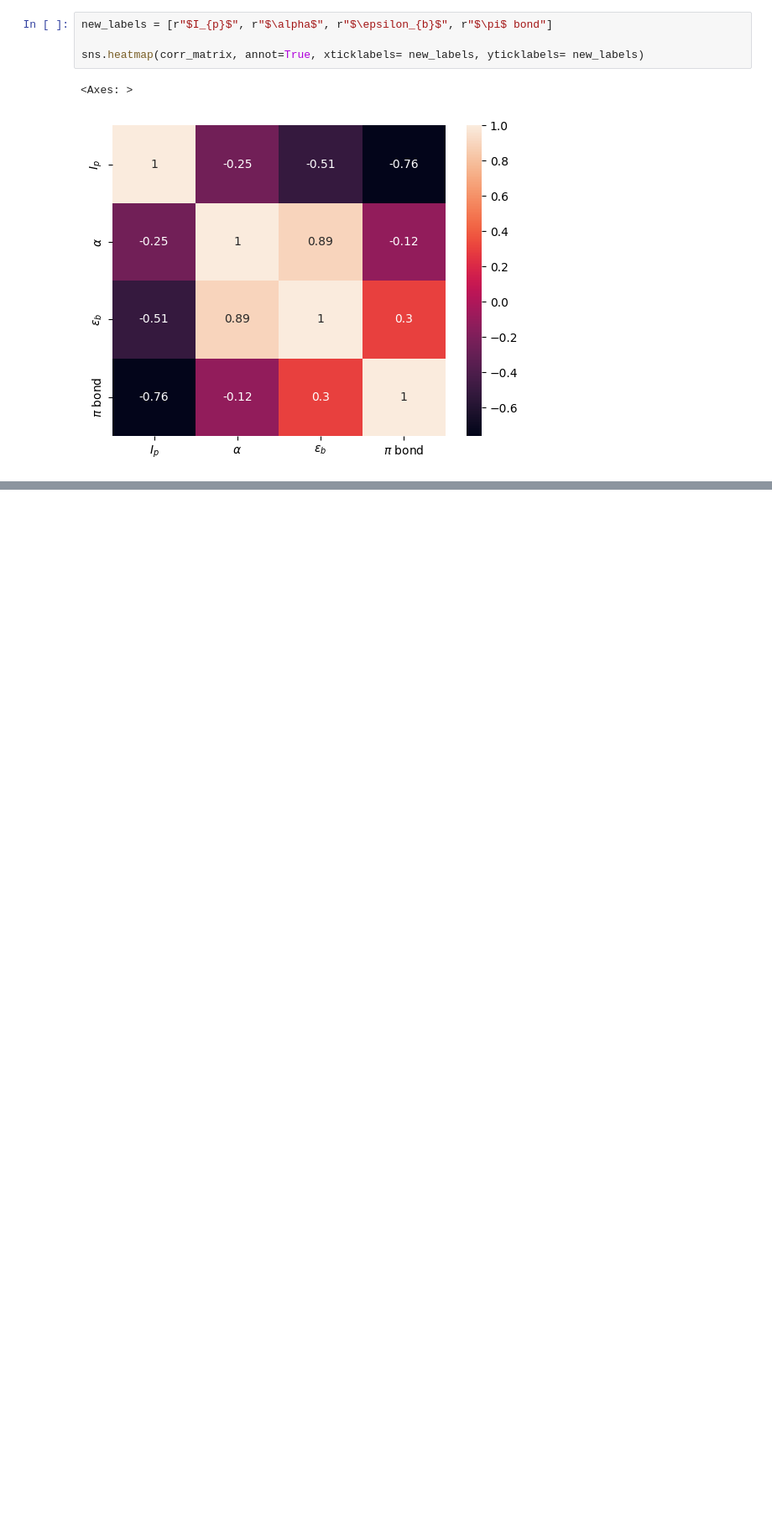
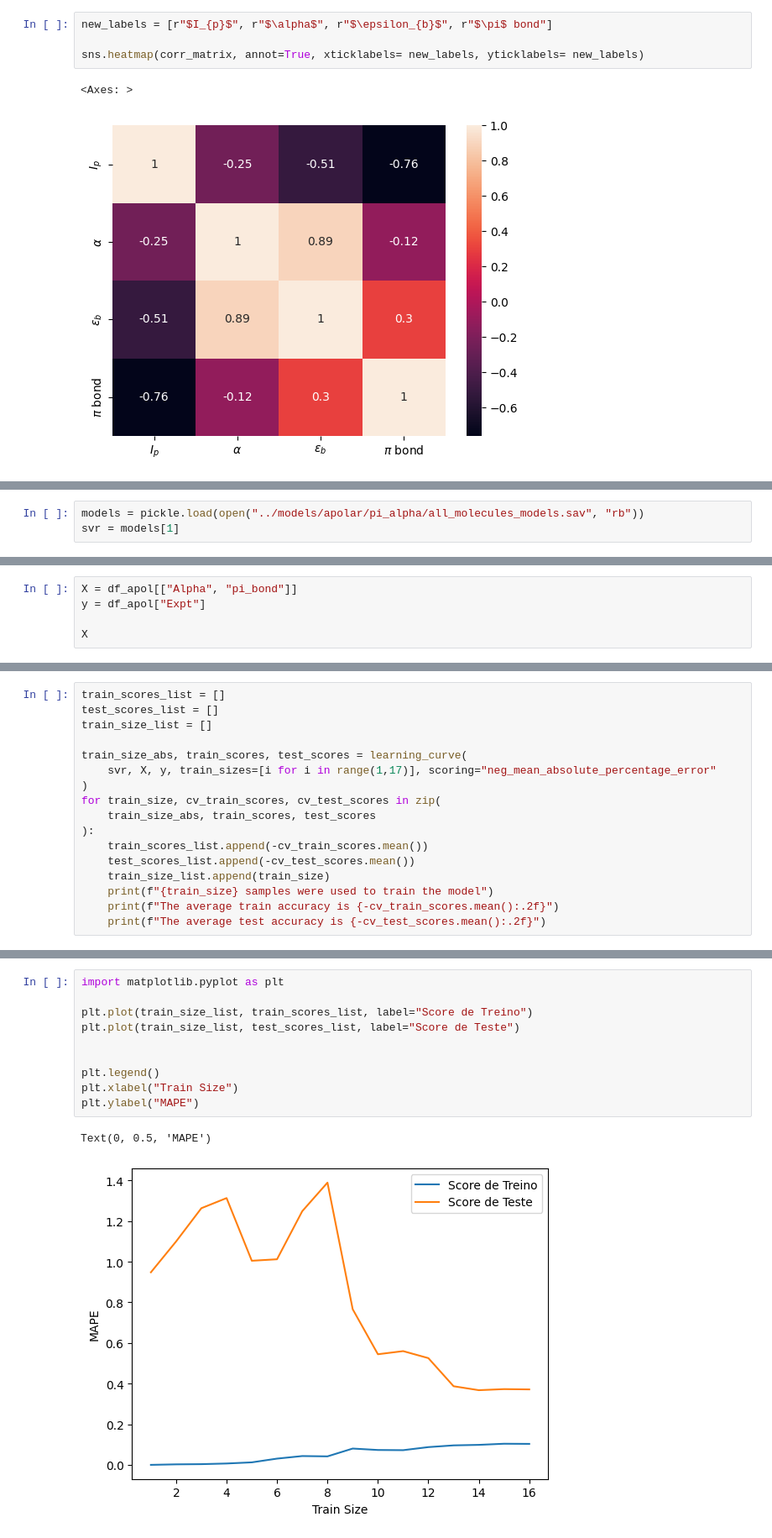
Before and after one commit to Miguilo/Master-Degree-Research, a Jupyter notebook: notebooks/chaotic_nb.ipynb, the cells around one changed output, grey strips where cells are left out. Shown at 84% size. Saved outputs shown, nothing was run; the diff lists cells and outputs as text; blank space fills up the shorter version.

```diff
--- a/notebooks/chaotic_nb.ipynb
+++ b/notebooks/chaotic_nb.ipynb
@@ -38,0 +44,3 @@ sns.heatmap(corr_matrix, annot=True, xticklabels= new_labels, yticklabels= new_l
+# %%
+models = pickle.load(open("../models/apolar/pi_alpha/all_molecules_models.sav", "rb"))
+svr = models[1]
@@ -38,0 +67,5 @@ sns.heatmap(corr_matrix, annot=True, xticklabels= new_labels, yticklabels= new_l
+# %%
+X = df_apol[["Alpha", "pi_bond"]]
+y = df_apol["Expt"]
+
+X
@@ -38,0 +94,17 @@ sns.heatmap(corr_matrix, annot=True, xticklabels= new_labels, yticklabels= new_l
+# %%
+train_scores_list = []
+test_scores_list = []
+train_size_list = []
+
+train_size_abs, train_scores, test_scores = learning_curve(
+    svr, X, y, train_sizes=[i for i in range(1,17)], scoring="neg_mean_absolute_percentage_error"
+)
+for train_size, cv_train_scores, cv_test_scores in zip(
+    train_size_abs, train_scores, test_scores
+):
+    train_scores_list.append(-cv_train_scores.mean())
+    test_scores_list.append(-cv_test_scores.mean())
+    train_size_list.append(train_size)
+    print(f"{train_size} samples were used to train the model")
+    print(f"The average train accuracy is {-cv_train_scores.mean():.2f}")
+    print(f"The average test accuracy is {-cv_test_scores.mean():.2f}")
@@ -38,0 +129,13 @@ sns.heatmap(corr_matrix, annot=True, xticklabels= new_labels, yticklabels= new_l
+# %%
+import matplotlib.pyplot as plt
+
+plt.plot(train_size_list, train_scores_list, label="Score de Treino")
+plt.plot(train_size_list, test_scores_list, label="Score de Teste")
+
+
+plt.legend()
+plt.xlabel("Train Size")
+plt.ylabel("MAPE")
+# %% [output]
+Text(0, 0.5, 'MAPE')
+[figure, added]
```
Also changed, not shown: parts of 6 cells of this notebook, 2 other files.
